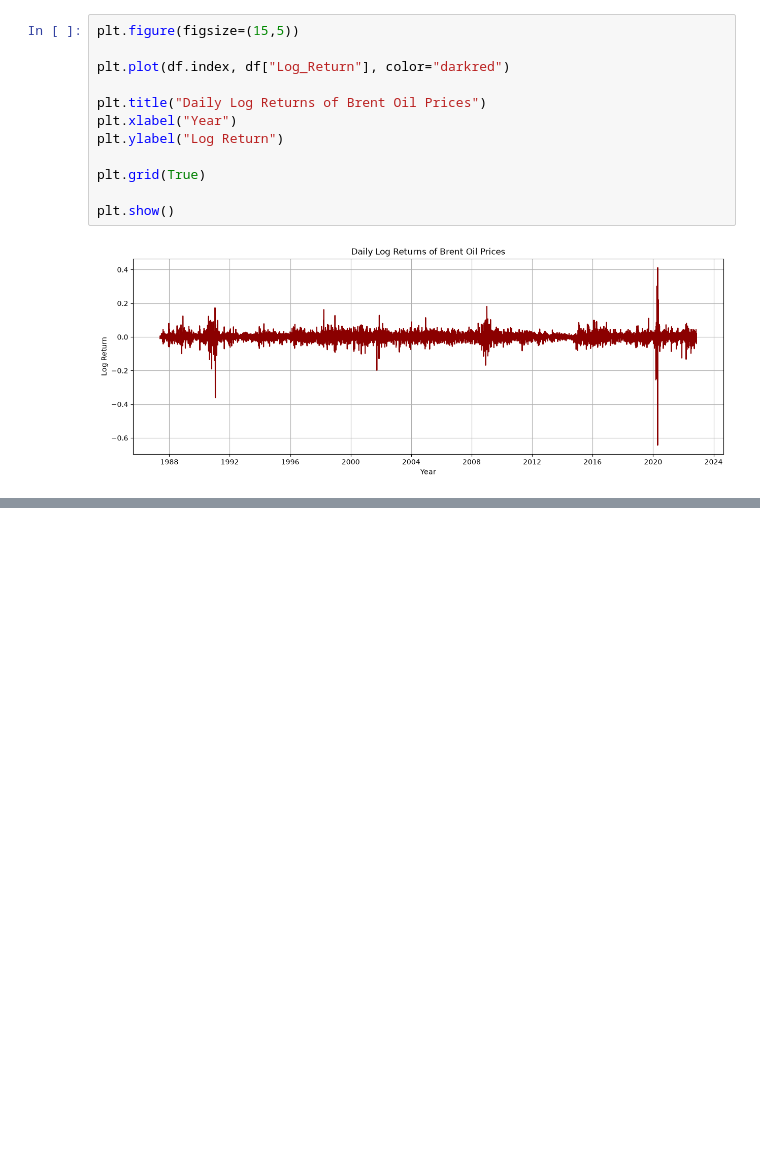
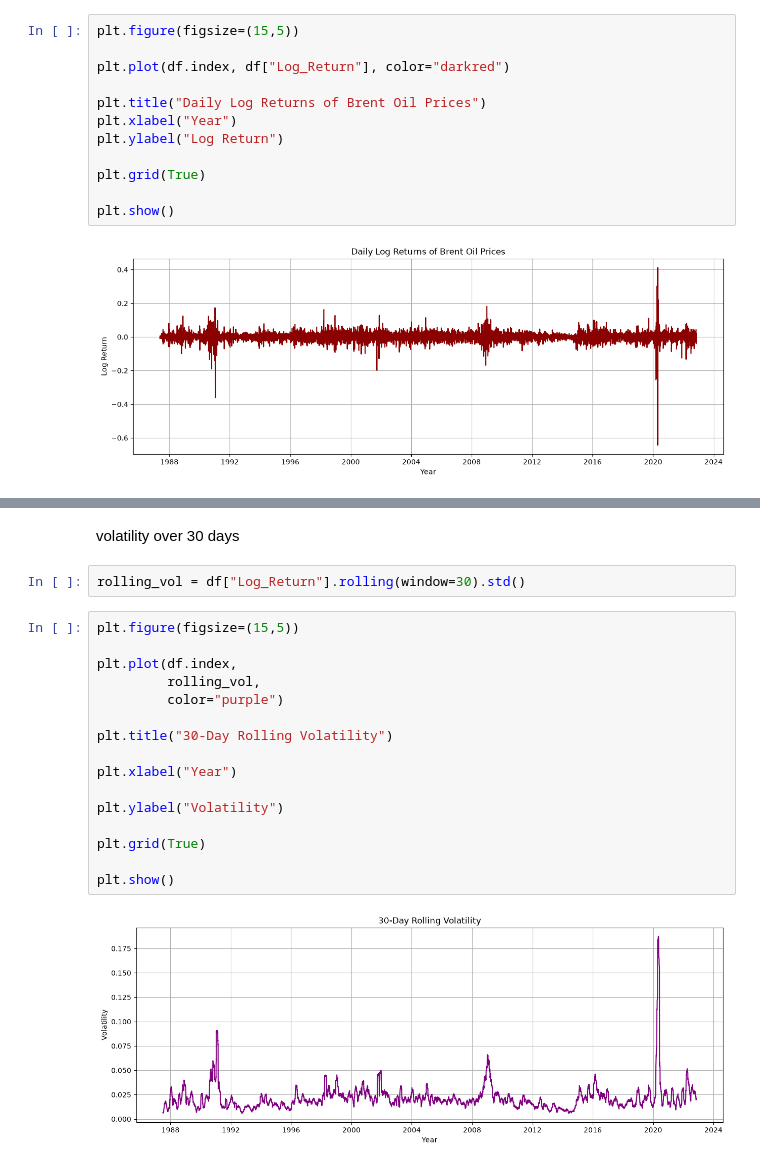
Before and after one commit to mijuuhailu/change_point_analysis, a Jupyter notebook: notebook/brent.ipynb, the cells around one changed output, grey strips where cells are left out. Saved outputs shown, nothing was run; the diff lists cells and outputs as text; blank space fills up the shorter version.

```diff
--- a/notebook/brent.ipynb
+++ b/notebook/brent.ipynb
@@ -141,0 +203,22 @@ plt.show()
+# %% [markdown]
+volatility over 30 days
+# %%
+rolling_vol = df["Log_Return"].rolling(window=30).std()
+# %%
+plt.figure(figsize=(15,5))
+
+plt.plot(df.index,
+         rolling_vol,
+         color="purple")
+
+plt.title("30-Day Rolling Volatility")
+
+plt.xlabel("Year")
+
+plt.ylabel("Volatility")
+
+plt.grid(True)
+
+plt.show()
+# %% [output]
+[figure, added]
```
Also changed, not shown: parts of 25 cells of this notebook.
